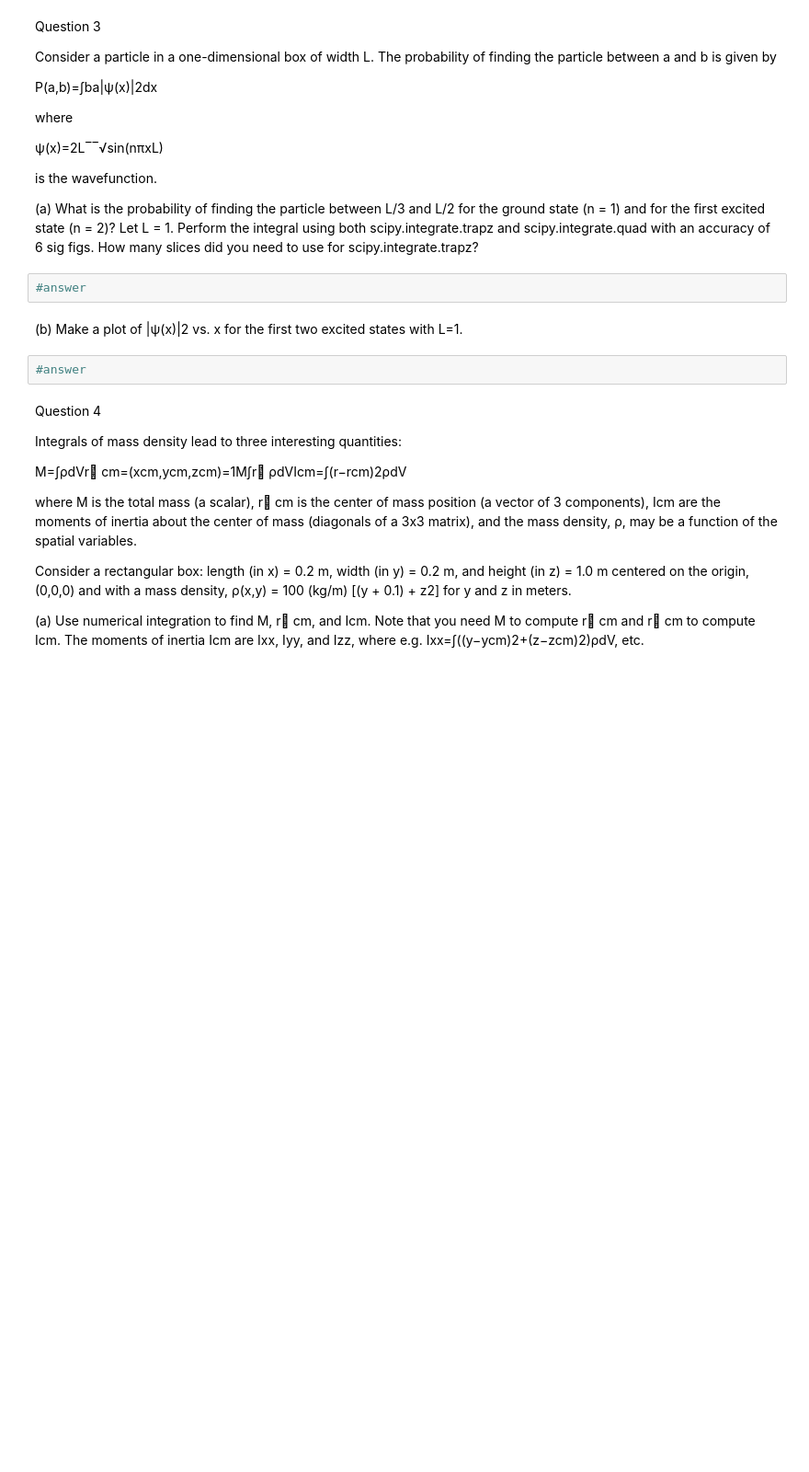
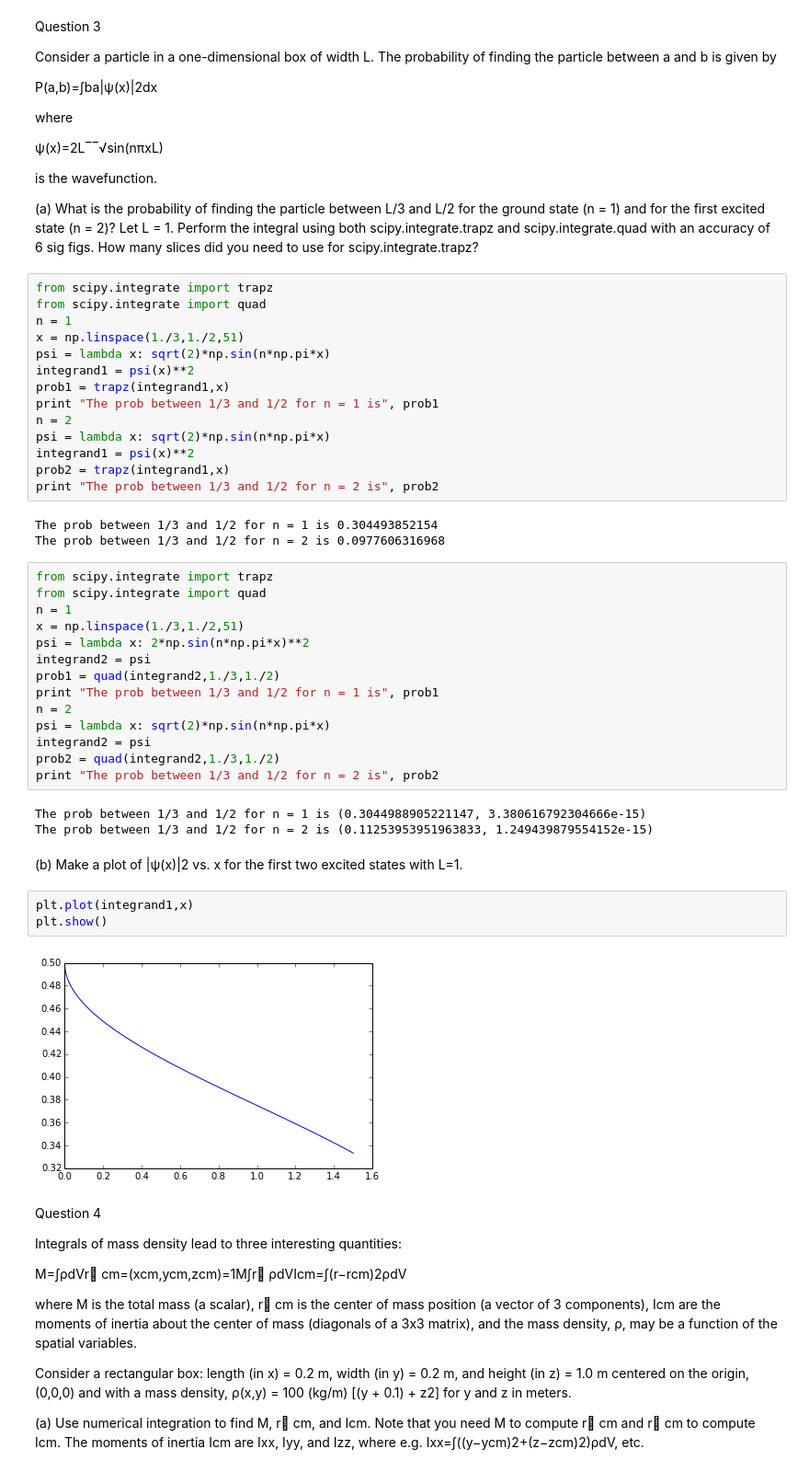
Before and after one commit to dvaage/PHYS202-S14, a Jupyter notebook: SciPy/IntegrationExercises.ipynb, the cells around one changed output. Shown at 92% size. Saved outputs shown, nothing was run; the diff lists cells and outputs as text; blank space fills up the shorter version.

```diff
--- a/SciPy/IntegrationExercises.ipynb
+++ b/SciPy/IntegrationExercises.ipynb
@@ -73,12 +127,47 @@ where
 is the wavefunction.
 
 (a) What is the probability of finding the particle between L/3 and L/2 for the ground state (n = 1) and for the first excited state (n = 2)? Let L = 1. Perform the integral using both scipy.integrate.trapz and scipy.integrate.quad with an accuracy of 6 sig figs. How many slices did you need to use for scipy.integrate.trapz?
-# %%
-#answer
+# %%
+from scipy.integrate import trapz
+from scipy.integrate import quad
+n = 1
+x = np.linspace(1./3,1./2,51)
+psi = lambda x: sqrt(2)*np.sin(n*np.pi*x)
+integrand1 = psi(x)**2
+prob1 = trapz(integrand1,x)
+print "The prob between 1/3 and 1/2 for n = 1 is", prob1
+n = 2
+psi = lambda x: sqrt(2)*np.sin(n*np.pi*x)
+integrand1 = psi(x)**2
+prob2 = trapz(integrand1,x)
+print "The prob between 1/3 and 1/2 for n = 2 is", prob2
+# %% [output]
+The prob between 1/3 and 1/2 for n = 1 is 0.304493852154
+The prob between 1/3 and 1/2 for n = 2 is 0.0977606316968
+# %%
+from scipy.integrate import trapz
+from scipy.integrate import quad
+n = 1
+x = np.linspace(1./3,1./2,51)
+psi = lambda x: 2*np.sin(n*np.pi*x)**2
+integrand2 = psi
+prob1 = quad(integrand2,1./3,1./2)
+print "The prob between 1/3 and 1/2 for n = 1 is", prob1
+n = 2
+psi = lambda x: sqrt(2)*np.sin(n*np.pi*x)
+integrand2 = psi
+prob2 = quad(integrand2,1./3,1./2)
+print "The prob between 1/3 and 1/2 for n = 2 is", prob2
+# %% [output]
+The prob between 1/3 and 1/2 for n = 1 is (0.3044988905221147, 3.380616792304666e-15)
+The prob between 1/3 and 1/2 for n = 2 is (0.11253953951963833, 1.249439879554152e-15)
 # %% [markdown]
 (b) Make a plot of |ψ(x)|2 vs. x for the first two excited states with L=1.
-# %%
-#answer
+# %%
+plt.plot(integrand1,x)
+plt.show()
+# %% [output]
+[figure, added]
 # %% [markdown]
 Question 4
 
```
Also changed, not shown: parts of 24 cells of this notebook, 1 other file.
